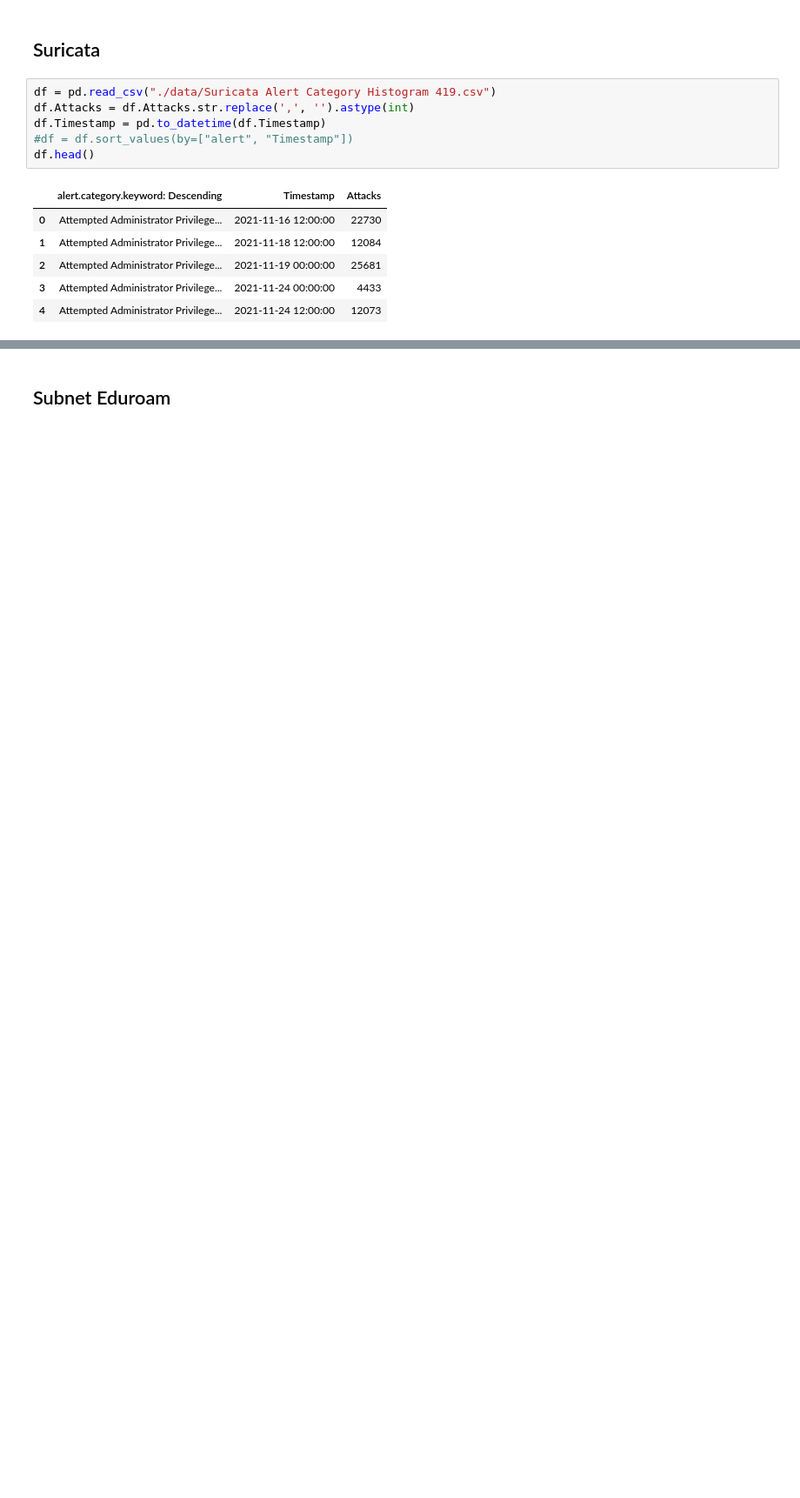
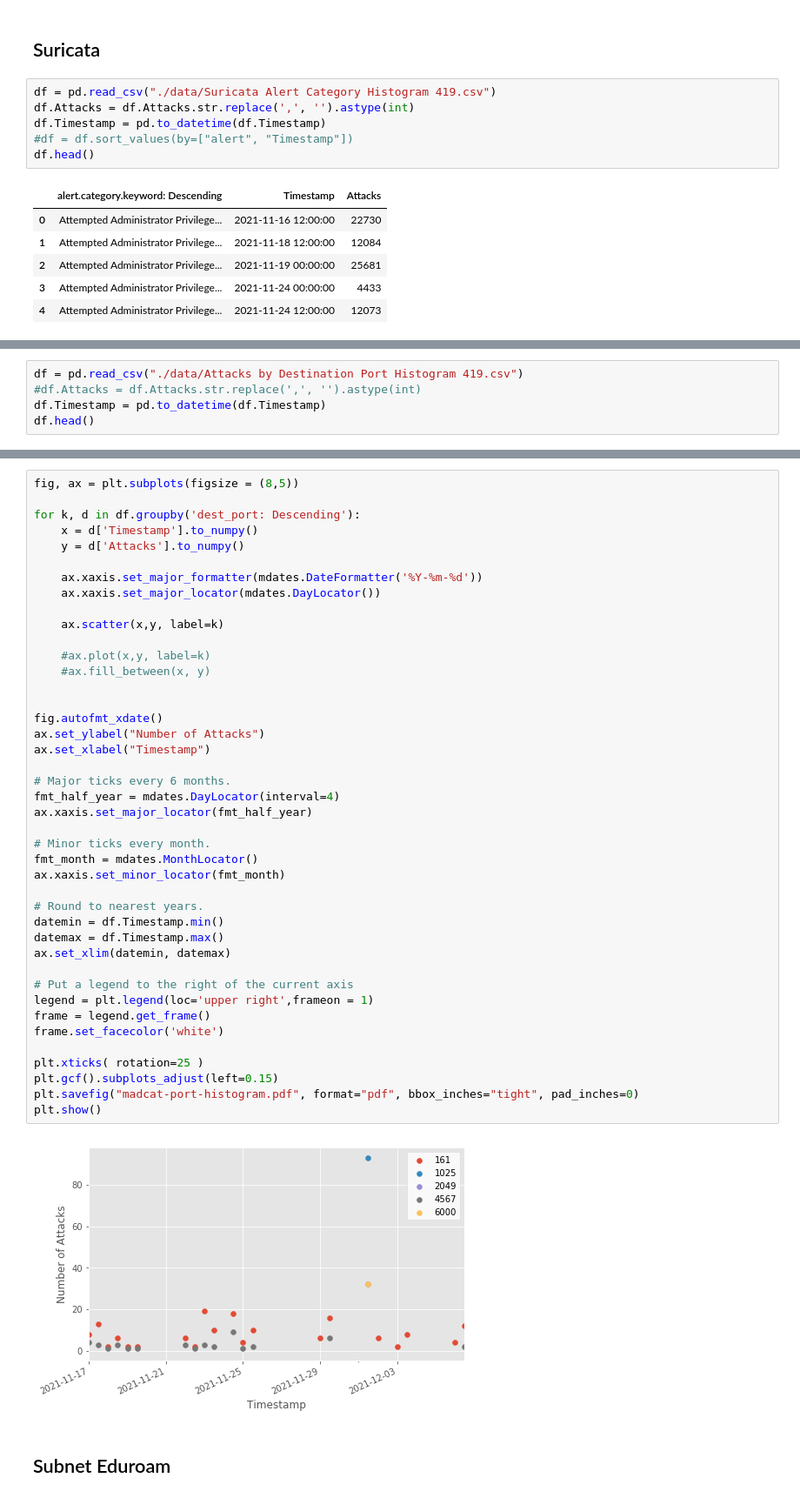
Before and after one commit to stefanDeveloper/master-thesis, a Jupyter notebook: plots/data-visualization-madcat.ipynb, the cells around one changed output, grey strips where cells are left out. Shown: that part at 87% size. Drawn from its saved outputs; the diff is of its cells as text; blank space fills up the shorter version.

Commit message:
Update plots

```diff
--- a/plots/data-visualization-madcat.ipynb
+++ b/plots/data-visualization-madcat.ipynb
@@ -210,0 +217,5 @@ plt.show()
+# %%
+df = pd.read_csv("./data/Attacks by Destination Port Histogram 419.csv")
+#df.Attacks = df.Attacks.str.replace(',', '').astype(int)
+df.Timestamp = pd.to_datetime(df.Timestamp)
+df.head()
@@ -211,2 +229,46 @@ plt.show()
+# %%
+fig, ax = plt.subplots(figsize = (8,5))
+
+for k, d in df.groupby('dest_port: Descending'):
+    x = d['Timestamp'].to_numpy()
+    y = d['Attacks'].to_numpy()
+
+    ax.xaxis.set_major_formatter(mdates.DateFormatter('%Y-%m-%d'))
+    ax.xaxis.set_major_locator(mdates.DayLocator())
+
+    ax.scatter(x,y, label=k)
+
+    #ax.plot(x,y, label=k)
+    #ax.fill_between(x, y)
+
+
+fig.autofmt_xdate()
+ax.set_ylabel("Number of Attacks")
+ax.set_xlabel("Timestamp")
+
+# Major ticks every 6 months.
+fmt_half_year = mdates.DayLocator(interval=4)
+ax.xaxis.set_major_locator(fmt_half_year)
+
+# Minor ticks every month.
+fmt_month = mdates.MonthLocator()
+ax.xaxis.set_minor_locator(fmt_month)
+
+# Round to nearest years.
+datemin = df.Timestamp.min()
+datemax = df.Timestamp.max()
+ax.set_xlim(datemin, datemax)
+
+# Put a legend to the right of the current axis
+legend = plt.legend(loc='upper right',frameon = 1)
+frame = legend.get_frame()
+frame.set_facecolor('white')
+
+plt.xticks( rotation=25 )
+plt.gcf().subplots_adjust(left=0.15)
+plt.savefig("madcat-port-histogram.pdf", format="pdf", bbox_inches="tight", pad_inches=0)
+plt.show()
+# %% [output]
+[figure, added]
 # %% [markdown]
 ## Subnet Eduroam
```
Also changed, not shown: parts of 3 cells of this notebook, 9 other files.
